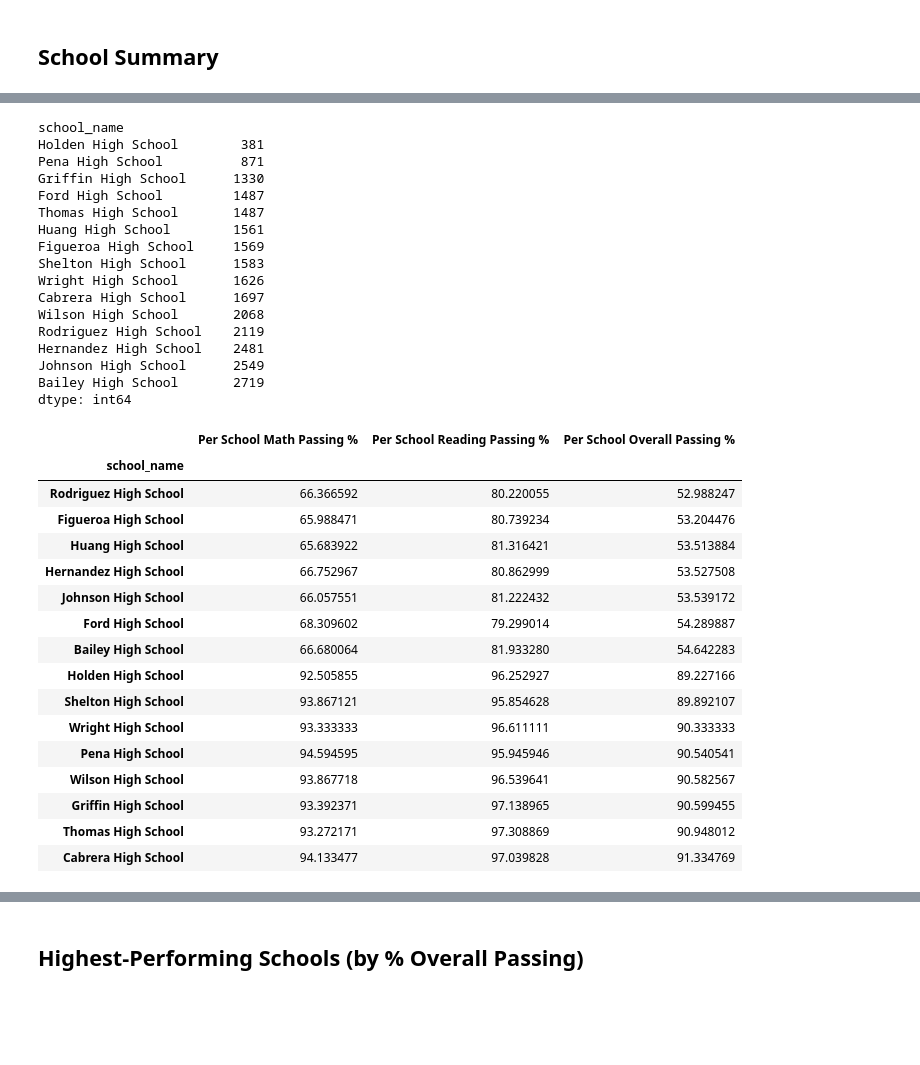
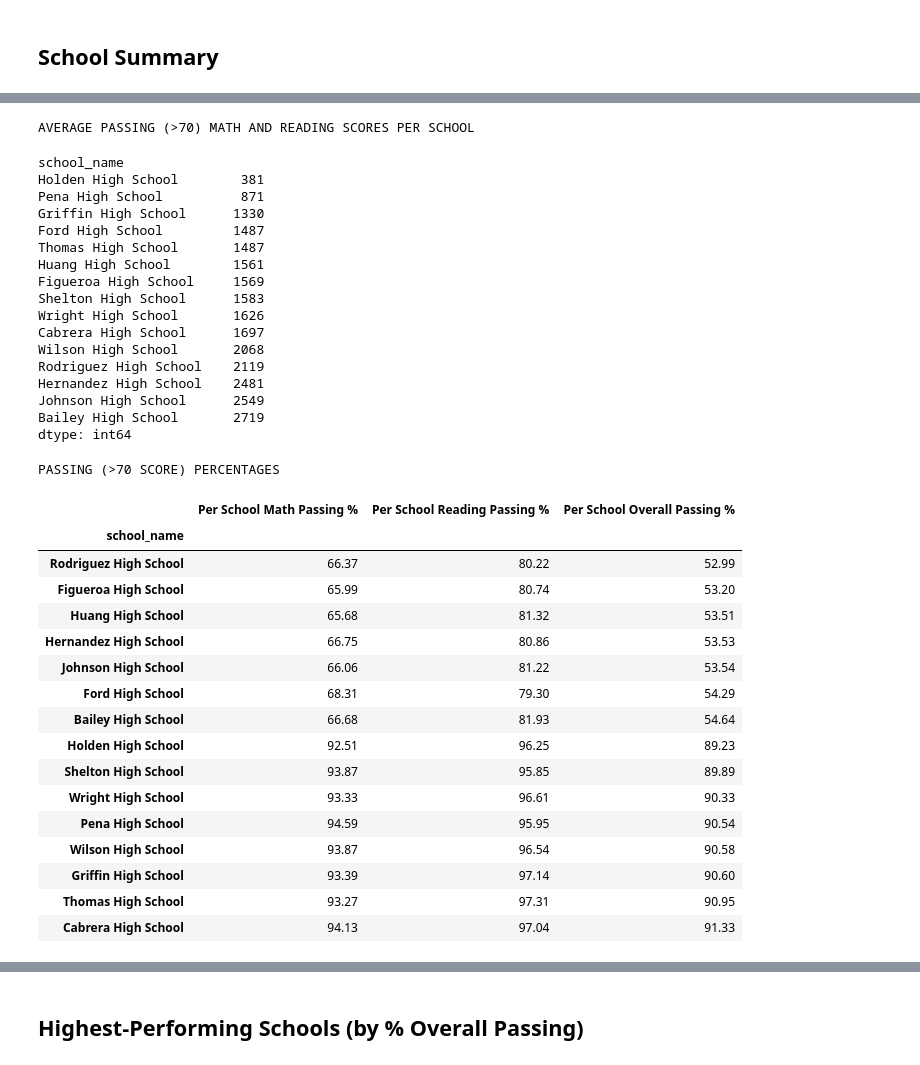
Before and after one commit to Saurabh-Lakhanpal/pandas-challenge, a Jupyter notebook: PyCitySchools/PyCitySchools_solution.ipynb, the cells around one changed output, grey strips where cells are left out. Cells and saved outputs as stored; diff of their text form; code cells hidden in the pictures; blank space fills up the shorter version.

```diff
--- a/PyCitySchools/PyCitySchools_solution.ipynb
+++ b/PyCitySchools/PyCitySchools_solution.ipynb
@@ -319,57 +360,62 @@ students_passing_math_and_reading = school_data_complete[
     (school_data_complete["reading_score"] >= 70) & (school_data_complete["math_score"] >= passing_score)
 ]
 school_students_passing_math_and_reading = students_passing_math_and_reading.groupby(["school_name"]).size().sort_values()
+
+print('\x1B[1;4m' + "AVERAGE PASSING (>70) MATH AND READING SCORES PER SCHOOL" + '\x1B[0m')
 school_students_passing_math_and_reading
 # %% [output]
-school_name
-Holden High School        381
-Pena High School          871
-Griffin High School      1330
-Ford High School         1487
-Thomas High School       1487
-Huang High School        1561
-Figueroa High School     1569
-Shelton High School      1583
-Wright High School       1626
-Cabrera High School      1697
-Wilson High School       2068
-Rodriguez High School    2119
-Hernandez High School    2481
-Johnson High School      2549
-Bailey High School       2719
-dtype: int64
+AVERAGE PASSING (>70) MATH AND READING SCORES PER SCHOOL
+school_name
+Holden High School        381
+Pena High School          871
+Griffin High School      1330
+Ford High School         1487
+Thomas High School       1487
+Huang High School        1561
+Figueroa High School     1569
+Shelton High School      1583
+Wright High School       1626
+Cabrera High School      1697
+Wilson High School       2068
+Rodriguez High School    2119
+Hernandez High School    2481
+Johnson High School      2549
+Bailey High School       2719
+dtype: int64
 # %%
 # Use the provided code to calculate the passing rates
 per_school_passing_math = school_students_passing_math / per_school_counts * 100
 per_school_passing_reading = school_students_passing_reading / per_school_counts * 100
 overall_passing_rate = school_students_passing_math_and_reading / per_school_counts * 100
 
 
-passing_rates_dict = {"Per School Math Passing %": per_school_passing_math,
-                            "Per School Reading Passing %": per_school_passing_reading,
-                            "Per School Overall Passing %": overall_passing_rate
-                            }
+passing_rates_dict = {  "Per School Math Passing %": per_school_passing_math,
+                        "Per School Reading Passing %": per_school_passing_reading,
+                        "Per School Overall Passing %": overall_passing_rate
+                        }
 
 passing_rates = pd.DataFrame(passing_rates_dict).sort_values(["Per School Overall Passing %"])
-passing_rates
+print('\x1B[1;4m' + "PASSING (>70 SCORE) PERCENTAGES" + '\x1B[0m')
+round(passing_rates,2)
 # %% [output]
+PASSING (>70 SCORE) PERCENTAGES
 |  | Per School Math Passing % | Per School Reading Passing % | Per School Overall Passing % |
 | school_name |  |  |  |
-| Rodriguez High School | 66.366592 | 80.220055 | 52.988247 |
-| Figueroa High School | 65.988471 | 80.739234 | 53.204476 |
-| Huang High School | 65.683922 | 81.316421 | 53.513884 |
-| Hernandez High School | 66.752967 | 80.862999 | 53.527508 |
-| Johnson High School | 66.057551 | 81.222432 | 53.539172 |
-| Ford High School | 68.309602 | 79.299014 | 54.289887 |
-| Bailey High School | 66.680064 | 81.933280 | 54.642283 |
-| Holden High School | 92.505855 | 96.252927 | 89.227166 |
-| Shelton High School | 93.867121 | 95.854628 | 89.892107 |
-| Wright High School | 93.333333 | 96.611111 | 90.333333 |
-| Pena High School | 94.594595 | 95.945946 | 90.540541 |
-| Wilson High School | 93.867718 | 96.539641 | 90.582567 |
-| Griffin High School | 93.392371 | 97.138965 | 90.599455 |
-| Thomas High School | 93.272171 | 97.308869 | 90.948012 |
-| Cabrera High School | 94.133477 | 97.039828 | 91.334769 |
+| Rodriguez High School | 66.37 | 80.22 | 52.99 |
+| Figueroa High School | 65.99 | 80.74 | 53.20 |
+| Huang High School | 65.68 | 81.32 | 53.51 |
+| Hernandez High School | 66.75 | 80.86 | 53.53 |
+| Johnson High School | 66.06 | 81.22 | 53.54 |
+| Ford High School | 68.31 | 79.30 | 54.29 |
+| Bailey High School | 66.68 | 81.93 | 54.64 |
+| Holden High School | 92.51 | 96.25 | 89.23 |
+| Shelton High School | 93.87 | 95.85 | 89.89 |
+| Wright High School | 93.33 | 96.61 | 90.33 |
+| Pena High School | 94.59 | 95.95 | 90.54 |
+| Wilson High School | 93.87 | 96.54 | 90.58 |
+| Griffin High School | 93.39 | 97.14 | 90.60 |
+| Thomas High School | 93.27 | 97.31 | 90.95 |
+| Cabrera High School | 94.13 | 97.04 | 91.33 |
 # %%
 # Create a DataFrame called `per_school_summary` with columns for the calculations above.
 per_school_summary = pd.DataFrame({ "School Type"           : school_types,
```
Also changed, not shown: parts of 17 cells of this notebook.
